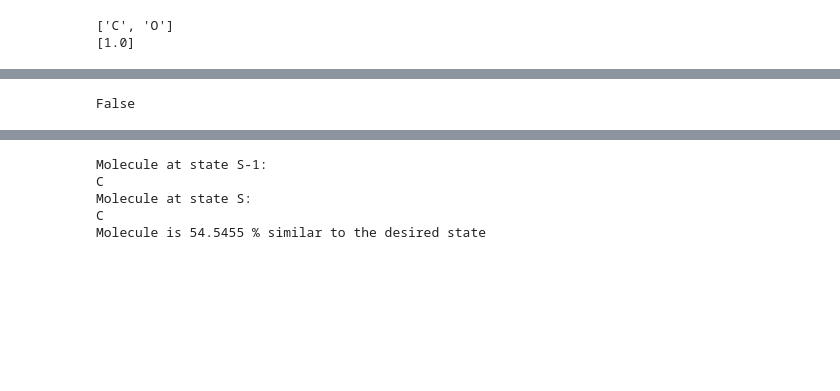
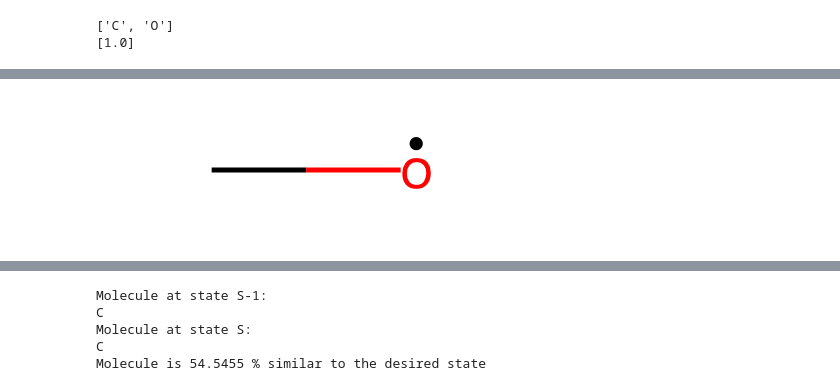
Before and after one commit to fle1scha/Drug-Design-Reinforcement-Learning, a Jupyter notebook: MoleculeTest.ipynb, the cells around one changed output, grey strips where cells are left out. Drawn from its saved outputs; the diff is of its cells as text; code cells hidden in the pictures; blank space fills up the shorter version.

```diff
--- a/MoleculeTest.ipynb
+++ b/MoleculeTest.ipynb
@@ -109,6 +113,7 @@ print(bonds)
 ['C', 'O']
 [1.0]
 # %%
-moltest.AddA("2CCCO2", True)
+moltest.AddA("[O]", True)
 moltest.CheckValidity()
+moltest.GetMol()
 # %% [output]
@@ -116,4 +120,4 @@ RDKit ERROR: [16:50:52] Explicit valence for atom # 4 O, 4, is greater than perm
-False
+[figure, added]
 # %%
 moltest.revertMol()
 print("Molecule is {} % similar to the desired state".format( moltest.GetSimilarity()))
```
Also changed, not shown: parts of 7 cells of this notebook, 3 other files.
